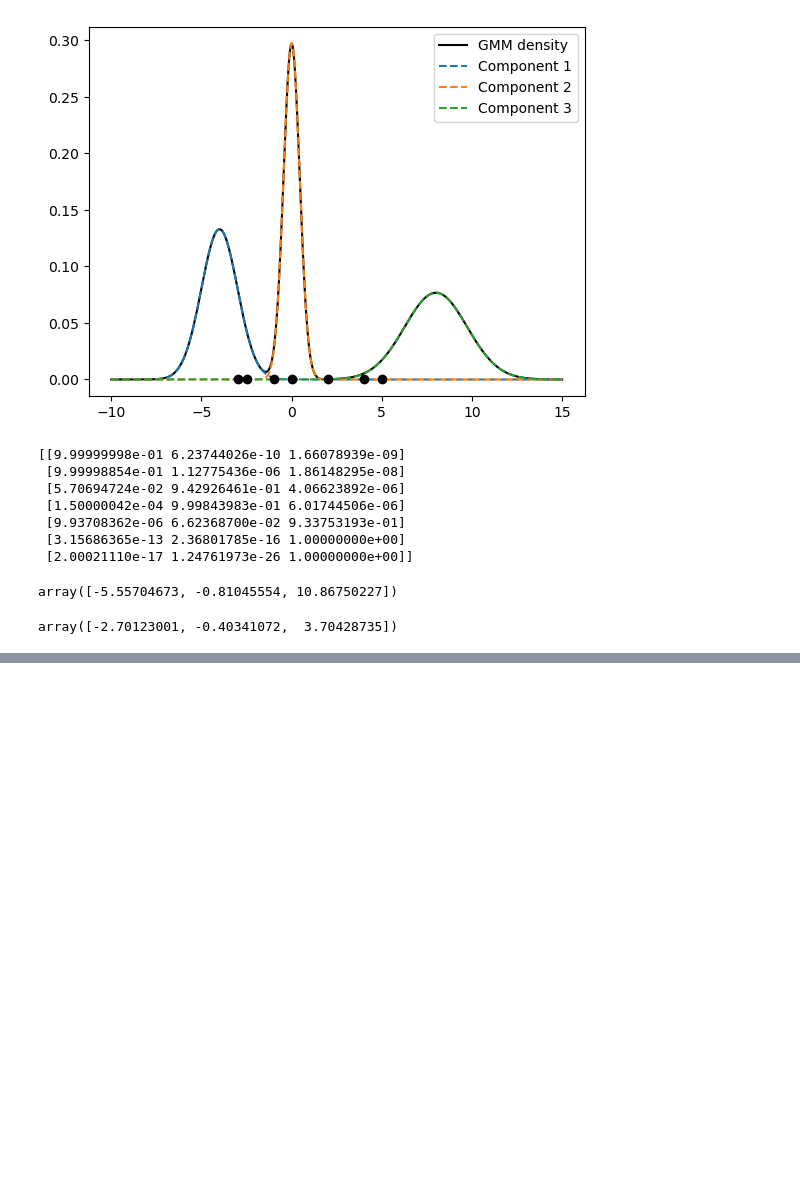
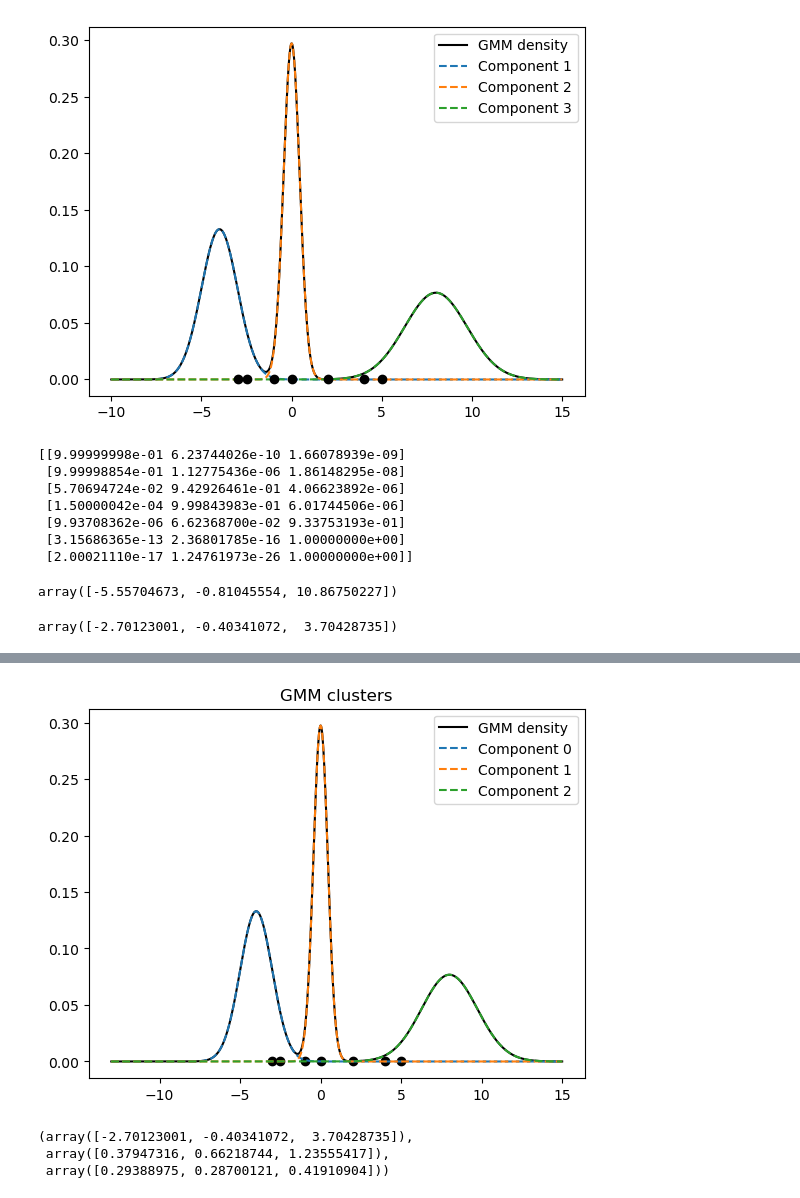
Before and after one commit to SHlee-TDA/Statistics, a Jupyter notebook: EM_algorithm/EM_algorithm.ipynb, the cells around one changed output, grey strips where cells are left out. Drawn from its saved outputs; the diff is of its cells as text; code cells hidden in the pictures; blank space fills up the shorter version.

```diff
--- a/EM_algorithm/EM_algorithm.ipynb
+++ b/EM_algorithm/EM_algorithm.ipynb
@@ -96,0 +172,4 @@ plt.legend()
+# %%
+EM.plot()
+# %% [output]
+[figure, added]
@@ -96,0 +180,6 @@ plt.legend()
+# %%
+EM.MU, EM.SIGMA, EM.PI
+# %% [output]
+(array([-2.70123001, -0.40341072,  3.70428735]),
+ array([0.37947316, 0.66218744, 1.23555417]),
+ array([0.29388975, 0.28700121, 0.41910904]))
```
Also changed, not shown: parts of 25 cells of this notebook, 2 other files.
